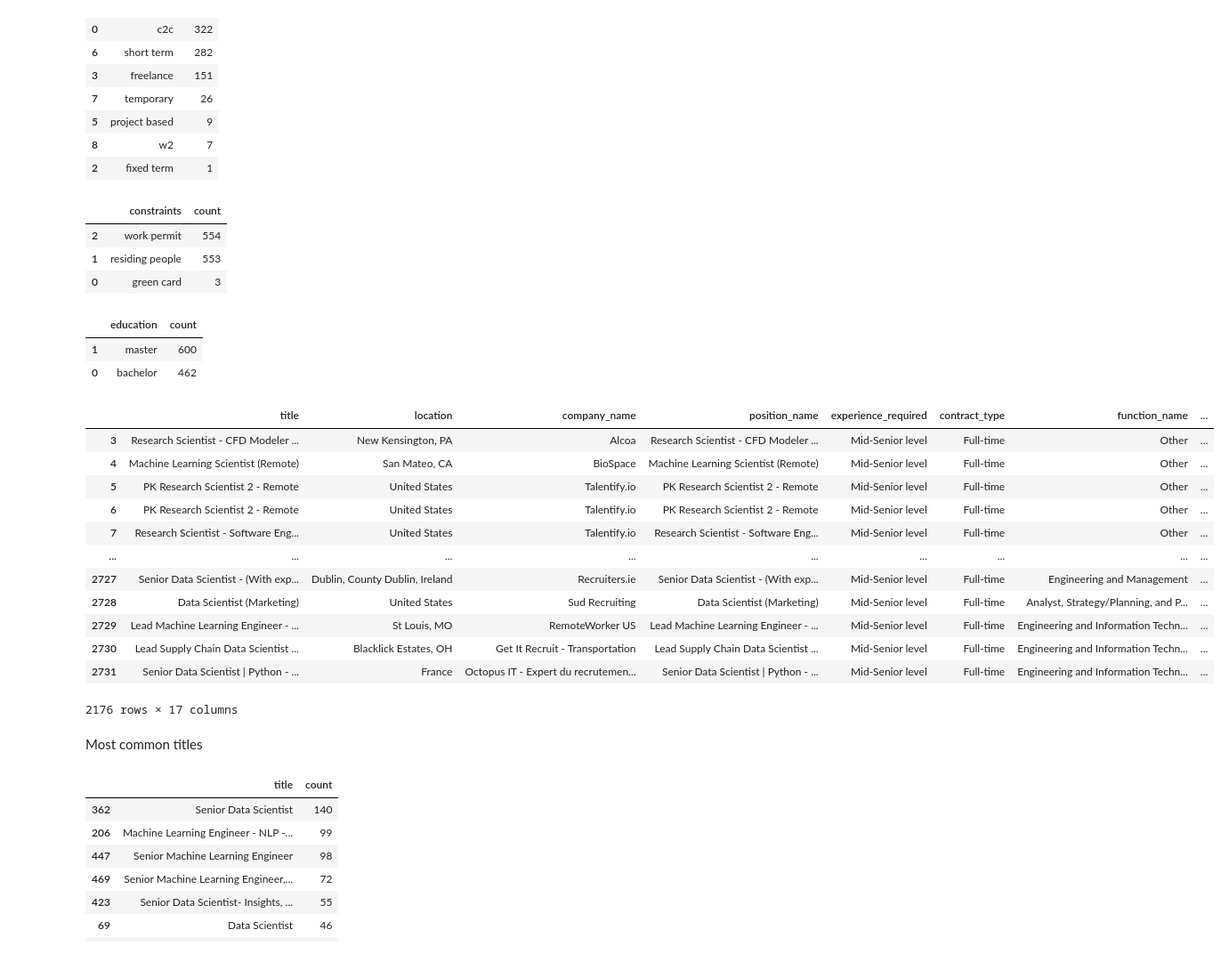
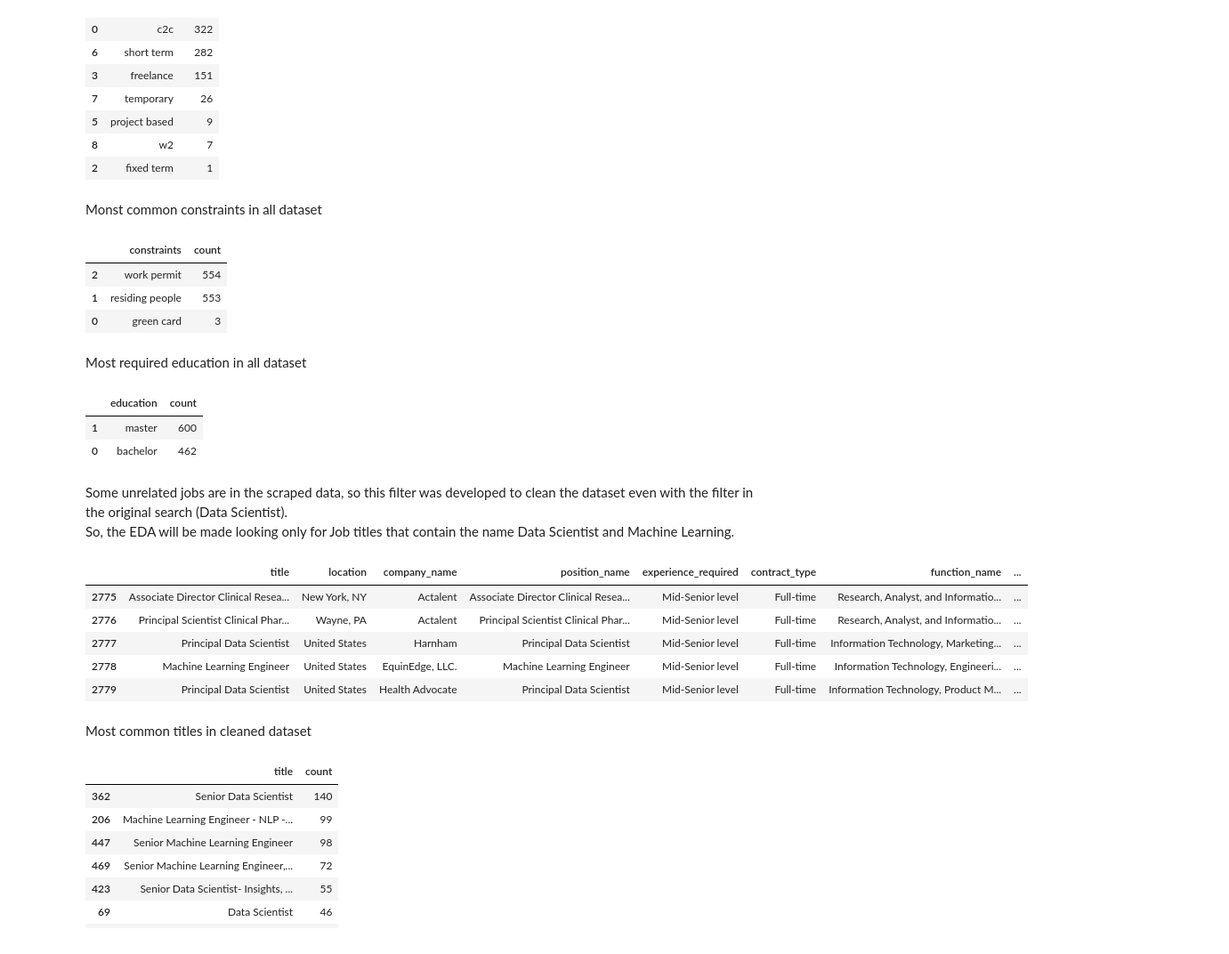
Before and after one commit to lucasvascrocha/LinkedIn-scrap, a Jupyter notebook: google_cloud/analysis.ipynb, the cells around one changed output. Shown: that part at 89% size. Cells and saved outputs as stored; diff of their text form; code cells hidden in the pictures.

```diff
--- a/google_cloud/analysis.ipynb
+++ b/google_cloud/analysis.ipynb
@@ -320,3 +364,5 @@ for i in range(len(data)):
+# %%
+clean = clean_data(data)
 # %% [markdown]
 ### Extract skilss
 # %%
@@ -331,10 +392,11 @@ all_skills = result.apply(lambda x: x[0])
 all_contracts = result.apply(lambda x: x[1])
 all_educations = result.apply(lambda x: x[2])
 all_constraints = result.apply(lambda x: x[3])
-all_experiences = result.apply(lambda x: x[4])
+all_money = result.apply(lambda x: x[4])
 # %%
+# add skills extracted in a datafrme
 data["skills"] = all_skills
 data["contract"] = all_contracts
 data["education"] = all_educations
 data["constraints"] = all_constraints
-data["experience"] = all_experiences
+data["money"] = all_money
@@ -383,6 +465,8 @@ count_data.groupby('contract').sum('count').reset_index().sort_values('count',as
 | 5 | project based | 9 |
 | 8 | w2 | 7 |
 | 2 | fixed term | 1 |
+# %% [markdown]
+Monst common constraints in all dataset
 # %%
 #most relevant constraints
 data_exploded = data.explode('constraints')
@@ -393,6 +477,8 @@ count_data.groupby('constraints').sum('count').reset_index().sort_values('count'
 | 2 | work permit | 554 |
 | 1 | residing people | 553 |
 | 0 | green card | 3 |
+# %% [markdown]
+Most required education in all dataset
 # %%
 #most relevant education
 data_exploded = data.explode('education')
@@ -402,33 +488,29 @@ count_data.groupby('education').sum('count').reset_index().sort_values('count',a
 |  | education | count |
 | 1 | master | 600 |
 | 0 | bachelor | 462 |
+# %% [markdown]
+Some unrelated jobs are in the scraped data, so this filter was developed to clean the dataset even with the filter in the original search (Data Scientist).
+So, the EDA will be made looking only for Job titles that contain the name Data Scientist and Machine Learning.
 # %%
 #Filter to get only ML and DS name titles
 key_word_ml = 'learning'
 key_word_ds = 'scientist'
 
 #check if a column contain a word
 ml_patern = re.compile(rf'\b{re.escape(key_word_ml)}\b', flags=re.IGNORECASE)
 ds_patern = re.compile(rf'\b{re.escape(key_word_ds)}\b', flags=re.IGNORECASE)
 
 df_target = data.loc[(data['title'].str.contains(ds_patern)) | (data['title'].str.contains(ml_patern))]
-df_target
+df_target.tail()
 # %% [output]
 |  | title | location | company_name | position_name | experience_required | contract_type | function_name | ... |
-| 3 | Research Scientist - CFD Modeler ... | New Kensington, PA | Alcoa | Research Scientist - CFD Modeler ... | Mid-Senior level | Full-time | Other | ... |
-| 4 | Machine Learning Scientist (Remote) | San Mateo, CA | BioSpace | Machine Learning Scientist (Remote) | Mid-Senior level | Full-time | Other | ... |
-| 5 | PK Research Scientist 2 - Remote | United States | Talentify.io | PK Research Scientist 2 - Remote | Mid-Senior level | Full-time | Other | ... |
-| 6 | PK Research Scientist 2 - Remote | United States | Talentify.io | PK Research Scientist 2 - Remote | Mid-Senior level | Full-time | Other | ... |
-| 7 | Research Scientist - Software Eng... | United States | Talentify.io | Research Scientist - Software Eng... | Mid-Senior level | Full-time | Other | ... |
-| ... | ... | ... | ... | ... | ... | ... | ... | ... |
-| 2727 | Senior Data Scientist - (With exp... | Dublin, County Dublin, Ireland | Recruiters.ie | Senior Data Scientist - (With exp... | Mid-Senior level | Full-time | Engineering and Management | ... |
-| 2728 | Data Scientist (Marketing) | United States | Sud Recruiting | Data Scientist (Marketing) | Mid-Senior level | Full-time | Analyst, Strategy/Planning, and P... | ... |
-| 2729 | Lead Machine Learning Engineer - ... | St Louis, MO | RemoteWorker US | Lead Machine Learning Engineer - ... | Mid-Senior level | Full-time | Engineering and Information Techn... | ... |
-| 2730 | Lead Supply Chain Data Scientist ... | Blacklick Estates, OH | Get It Recruit - Transportation | Lead Supply Chain Data Scientist ... | Mid-Senior level | Full-time | Engineering and Information Techn... | ... |
-| 2731 | Senior Data Scientist | Python - ... | France | Octopus IT - Expert du recrutemen... | Senior Data Scientist | Python - ... | Mid-Senior level | Full-time | Engineering and Information Techn... | ... |
+| 2775 | Associate Director Clinical Resea... | New York, NY | Actalent | Associate Director Clinical Resea... | Mid-Senior level | Full-time | Research, Analyst, and Informatio... | ... |
+| 2776 | Principal Scientist Clinical Phar... | Wayne, PA | Actalent | Principal Scientist Clinical Phar... | Mid-Senior level | Full-time | Research, Analyst, and Informatio... | ... |
+| 2777 | Principal Data Scientist | United States | Harnham | Principal Data Scientist | Mid-Senior level | Full-time | Information Technology, Marketing... | ... |
+| 2778 | Machine Learning Engineer | United States | EquinEdge, LLC. | Machine Learning Engineer | Mid-Senior level | Full-time | Information Technology, Engineeri... | ... |
+| 2779 | Principal Data Scientist | United States | Health Advocate | Principal Data Scientist | Mid-Senior level | Full-time | Information Technology, Product M... | ... |
-2176 rows × 17 columns
 # %% [markdown]
-Most common titles
+Most common titles in cleaned dataset
 # %%
 df_target.groupby(['title']).size().reset_index(name='count').sort_values('count',ascending=False).head(20)
 # %% [output]
```
Also changed, not shown: parts of 44 cells of this notebook.
